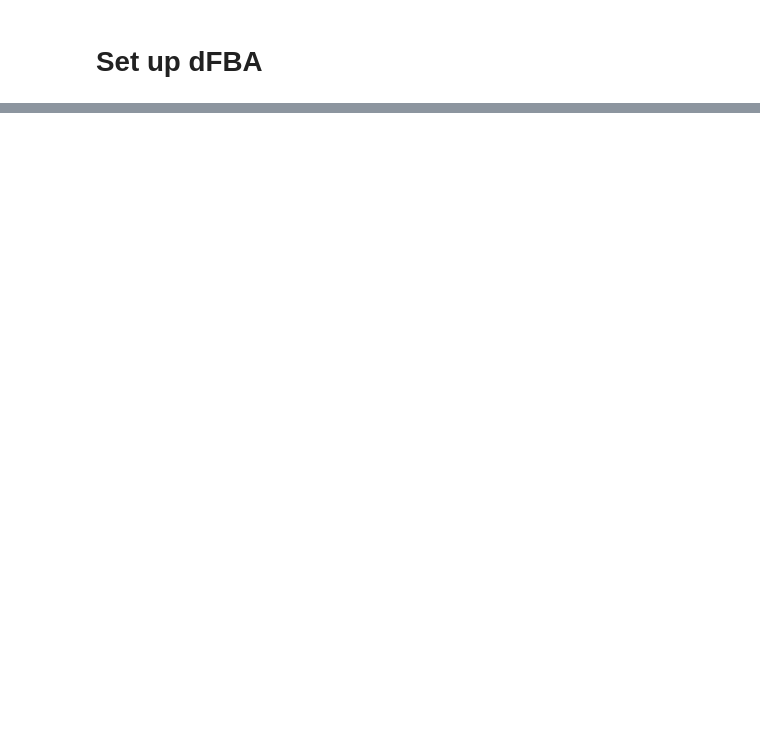
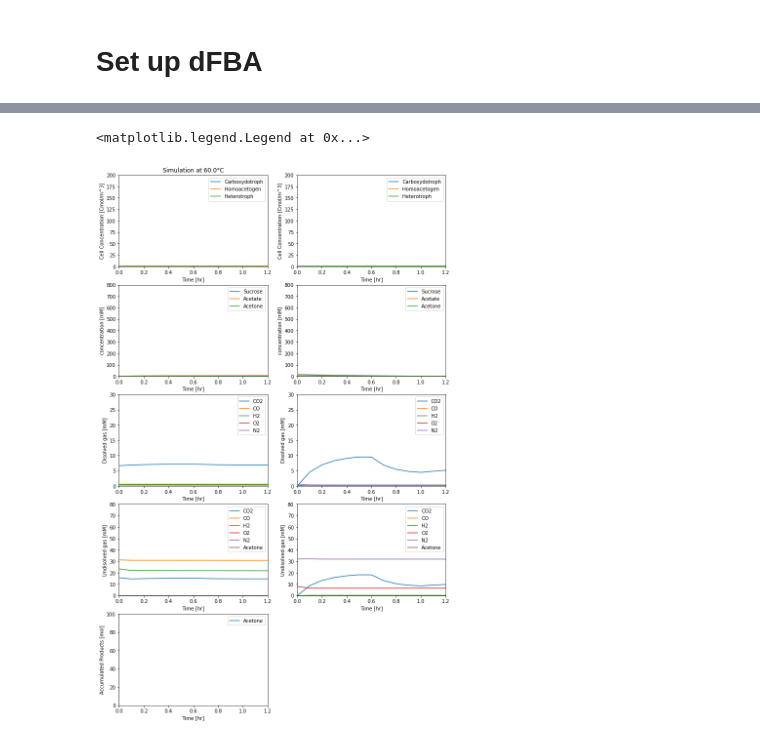
Before and after one commit to biosustain/CO2_fixation_models, a Jupyter notebook: Scripts/02C_Bubble_ComModel.ipynb, the cells around one changed output, grey strips where cells are left out. Cells and saved outputs as stored; diff of their text form; code cells hidden in the pictures; blank space fills up the shorter version.

```diff
--- a/Scripts/02C_Bubble_ComModel.ipynb
+++ b/Scripts/02C_Bubble_ComModel.ipynb
@@ -11,7 +11,7 @@ from IPython.core.display import HTML
 # %% [markdown]
 # Define Process Parameters
 # %%
-data_dir = "/Users/phivri/Documents/Github/Biosustain/MoGeoModel"
+data_dir = "/Users/phivri/Documents/GitHubCleanup/MoGeoCoCult"
 # %%
 T = 332.15#-35 #Temperature in Kelvin
 R = 8.314 # [m^3*Pa/K/mol]
@@ -758,7 +772,7 @@ plt.plot(t,concentrations.Homoacetogen_R2)
 plt.plot(t,concentrations.Heterotroph_R2)
 plt.xlabel('Time [hr]')
 plt.ylabel('Cell Concentration [Cmol/m^3]')
-#plt.axis([0, t_max, 0, 200])
+plt.axis([0, t_max, 0, 200])
 plt.legend(['Carboxydotroph','Homoacetogen','Heterotroph'])
 
 plt.subplot(5,2,3)
@@ -804,32 +818,35 @@ plt.legend(['CO2','CO',"H2","O2","N2"])
 plt.subplot(5,2,7)
 plt.plot(t,concentrations.G_CO2_R1)
 plt.plot(t,concentrations.G_CO_R1)
 plt.plot(t,concentrations.G_H2_R1)
 plt.plot(t,concentrations.G_O2_R1)
 plt.plot(t,concentrations.G_N2_R1)
 plt.plot(t,concentrations.G_Actn_R1)
 plt.xlabel('Time [hr]')
 plt.ylabel('Undisolved gas [mM]')
 plt.axis([0, t_max, 0, 80])
 plt.legend(['CO2','CO',"H2","O2","N2","Acetone"])
 
 plt.subplot(5,2,8)
 plt.plot(t,concentrations.G_CO2_R2)
 plt.plot(t,concentrations.G_CO_R2)
 plt.plot(t,concentrations.G_H2_R2)
 plt.plot(t,concentrations.G_O2_R2)
 plt.plot(t,concentrations.G_N2_R2)
 plt.plot(t,concentrations.G_Actn_R2)
 plt.xlabel('Time [hr]')
 plt.ylabel('Undisolved gas [mM]')
 plt.axis([0, t_max, 0, 80])
 plt.legend(['CO2','CO',"H2","O2","N2","Acetone"])
 
 plt.subplot(5,2,9)
 plt.plot(t,concentrations.Actn_acc/1000)
 plt.xlabel('Time [hr]')
 plt.ylabel('Accumulated Products [mol]')
 plt.axis([0, t_max, 0, 100])
 plt.legend(["Acetone"])
+# %% [output]
+<matplotlib.legend.Legend at 0x...>
+[figure, added]
 # %%
 plot_trajectories(trajectories)
```
Also changed, not shown: parts of 5 cells of this notebook, 3 other files.
